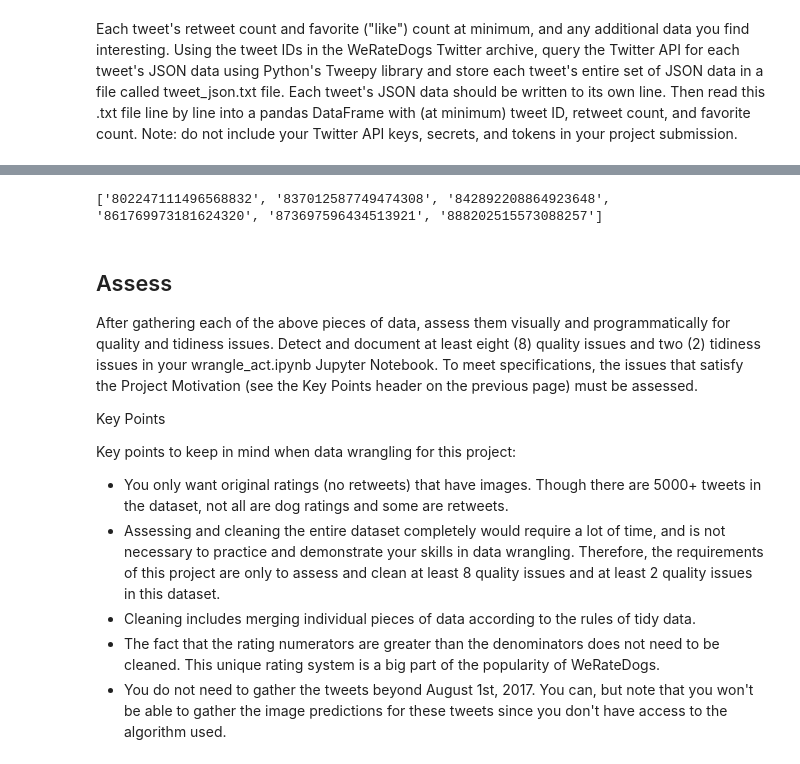
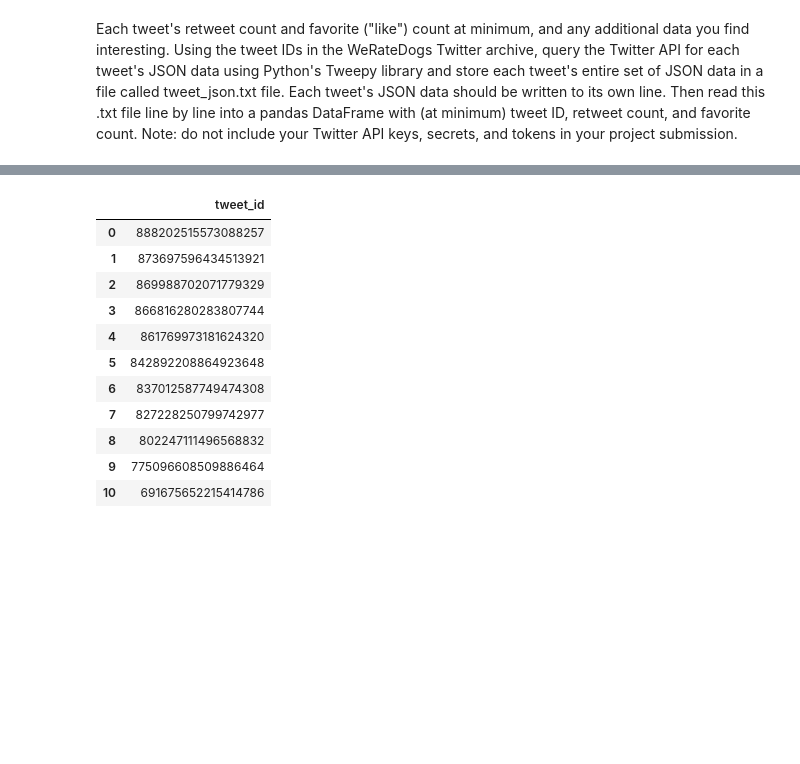
Before and after one commit to shiyanz/weratedogs_tweets_analysis, a Jupyter notebook: wrangle_act.ipynb, the cells around one changed output, grey strips where cells are left out. Cells and saved outputs as stored; diff of their text form; code cells hidden in the pictures; blank space fills up the shorter version.

Commit message:
assessed

```diff
--- a/wrangle_act.ipynb
+++ b/wrangle_act.ipynb
@@ -77,20 +78,3 @@ for tweet_dict in tweet_data:
 # %%
 tweet_info = pd.DataFrame(df_list, columns = ['tweet_id','retweet_count','favorite_count'])
 tweet_info = tweet_info.reset_index(drop=True)
-# %%
-print(errors)
-# %% [output]
-['802247111496568832', '837012587749474308', '842892208864923648', '861769973181624320', '873697596434513921', '888202515573088257']
-# %% [markdown]
-## Assess
-After gathering each of the above pieces of data, assess them visually and programmatically for quality and tidiness issues. Detect and document at least eight (8) quality issues and two (2) tidiness issues in your wrangle_act.ipynb Jupyter Notebook. To meet specifications, the issues that satisfy the Project Motivation (see the Key Points header on the previous page) must be assessed.
-
-Key Points
-
-Key points to keep in mind when data wrangling for this project:
-
-- You only want original ratings (no retweets) that have images. Though there are 5000+ tweets in the dataset, not all are dog ratings and some are retweets.
-- Assessing and cleaning the entire dataset completely would require a lot of time, and is not necessary to practice and demonstrate your skills in data wrangling. Therefore, the requirements of this project are only to assess and clean at least 8 quality issues and at least 2 quality issues in this dataset.
-- Cleaning includes merging individual pieces of data according to the rules of tidy data.
-- The fact that the rating numerators are greater than the denominators does not need to be cleaned. This unique rating system is a big part of the popularity of WeRateDogs.
-- You do not need to gather the tweets beyond August 1st, 2017. You can, but note that you won't be able to gather the image predictions for these tweets since you don't have access to the algorithm used.
@@ -99,0 +81,16 @@ image_predictions = pd.read_csv('image_predictions.tsv',sep='\t')
+# %%
+tweet_errors = pd.DataFrame(errors,columns=['tweet_id'])
+tweet_errors
+# %% [output]
+|  | tweet_id |
+| 0 | 888202515573088257 |
+| 1 | 873697596434513921 |
+| 2 | 869988702071779329 |
+| 3 | 866816280283807744 |
+| 4 | 861769973181624320 |
+| 5 | 842892208864923648 |
+| 6 | 837012587749474308 |
+| 7 | 827228250799742977 |
+| 8 | 802247111496568832 |
+| 9 | 775096608509886464 |
+| 10 | 691675652215414786 |
```
Also changed, not shown: parts of 57 cells of this notebook, 1 other file.
